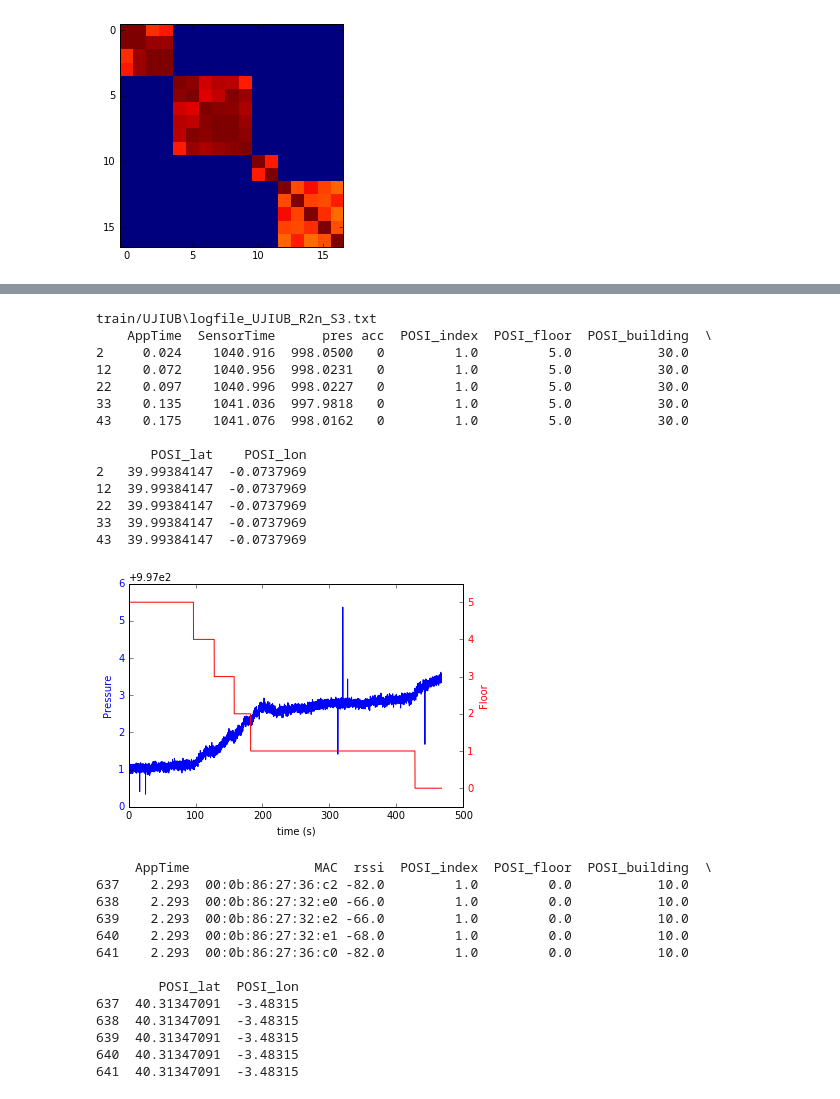
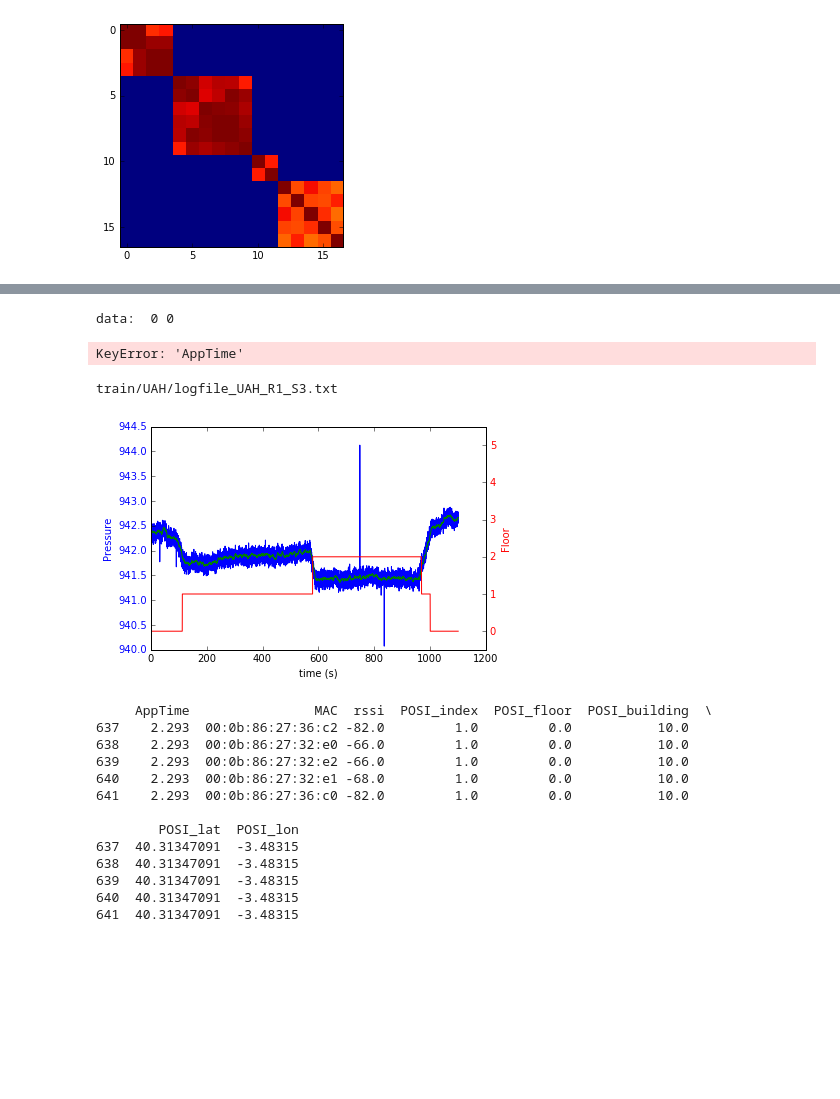
Before and after one commit to yairbeer/lis2016, a Jupyter notebook: data_exploration.ipynb, the cells around one changed output, grey strips where cells are left out. Saved outputs shown, nothing was run; the diff lists cells and outputs as text; code cells hidden in the pictures; blank space fills up the shorter version.

Commit message:
working on plotting pressure

```diff
--- a/data_exploration.ipynb
+++ b/data_exploration.ipynb
@@ -194,3 +212,22 @@ data:  3 4
+# %%
+# Interpolate Lat and Lon of sensors' data
+import scipy.interpolate as interpolate
+for i in range(len(track_data))[:1]:
+    for j in range(len(track_data[i]))[:1]:
+        print('data: ', i, j)
+        truth_pos_lat = track_posi[i][j]['Lat']
+        truth_pos_lon = track_posi[i][j]['Lon']
+        truth_pos_time = track_posi[i][j]['Time']
+        lin_int = interpolate.interp1d(truth_pos_time.values, truth_pos_lat.values)
+        sensor_time = track_data[i][j]['AppTime'].values
+        track_data[i][j]['int_Lat'] = lin_int(sensor_time)
+        lin_int = interpolate.interp1d(truth_pos_time.values, truth_pos_lon.values)
+        sensor_time = track_data[i][j]['AppTime'].values
+        track_data[i][j]['int_Lon'] = lin_int(sensor_time)
+print(track_data[i][j].head())
+# %% [output]
+data:  0 0
+KeyError: 'AppTime'
 # %%
 # create pressure data frames
 pres_data = []
@@ -209,43 +244,46 @@ for building in track_data:
+# %%
+# filter time series
+def holt_filter(sensor_data, time_data, alpha, beta):
+    sensor_data = np.array(sensor_data).astype(float)
+    time_data = np.array(time_data).astype(float)
+    holt_data = np.zeros((sensor_data.shape[0]))
+    holt_data[0] = sensor_data[0]
+    trend = 0
+    for i in range(1, sensor_data.shape[0]):
+        dt = time_data[i] - time_data[i-1]
+        holt_data[i] = alpha * sensor_data[i] + (1 - alpha) * (holt_data[i-1] + trend * dt)
+        trend = beta * (holt_data[i] - holt_data[i-1]) + (1 - beta) * trend
+    return holt_data
 # %%
 # plot pressure and floor over time
-plot_i = 3
-plot_j = 2
+plot_i = 1
+plot_j = 0
 
 print(train_files_names[plot_i][plot_j])
-print(pres_data[plot_i][plot_j].head())
+
+holt_seires = holt_filter(pres_data[plot_i][plot_j]['pres'], pres_data[plot_i][plot_j]['SensorTime'], 0.02, 0.02)
 
 fig, ax1 = plt.subplots()
-ax1.plot(pres_data[plot_i][plot_j]['AppTime'], pres_data[plot_i][plot_j]['pres'], 'b')
+ax1.plot(pres_data[plot_i][plot_j]['AppTime'], pres_data[plot_i][plot_j]['pres'], 'b',
+         pres_data[plot_i][plot_j]['AppTime'], holt_seires, 'g')
 ax1.set_xlabel('time (s)')
 # Make the y-axis label and tick labels match the line color.
 ax1.set_ylabel('Pressure', color='b')
+# ax1.set_ylim([997,1002])
 for tl in ax1.get_yticklabels():
     tl.set_color('b')
 
 
 ax2 = ax1.twinx()
 ax2.plot(pres_data[plot_i][plot_j]['AppTime'], pres_data[plot_i][plot_j]['POSI_floor'], 'r')
 ax2.set_ylabel('Floor', color='r')
 ax2.set_ylim([-0.5,5.5])
 for tl in ax2.get_yticklabels():
     tl.set_color('r')
 plt.show()
 # %% [output]
-train/UJIUB\logfile_UJIUB_R2n_S3.txt
-    AppTime  SensorTime      pres acc  POSI_index  POSI_floor  POSI_building  \
-2     0.024    1040.916  998.0500   0         1.0         5.0           30.0
-12    0.072    1040.956  998.0231   0         1.0         5.0           30.0
-22    0.097    1040.996  998.0227   0         1.0         5.0           30.0
-33    0.135    1041.036  997.9818   0         1.0         5.0           30.0
-43    0.175    1041.076  998.0162   0         1.0         5.0           30.0
-
-       POSI_lat    POSI_lon
-2   39.99384147  -0.0737969
-12  39.99384147  -0.0737969
-22  39.99384147  -0.0737969
-33  39.99384147  -0.0737969
-43  39.99384147  -0.0737969
+train/UAH/logfile_UAH_R1_S3.txt
-[figure, old version]
+[figure, new version]
 # %%
 # create wifi data frames
 wifi_data = []
```
Also changed, not shown: parts of 9 cells of this notebook.
